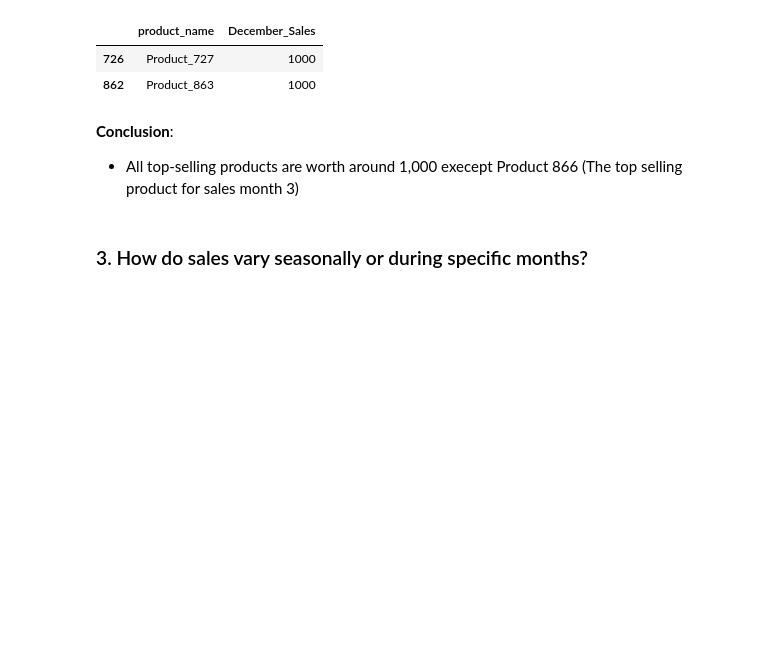
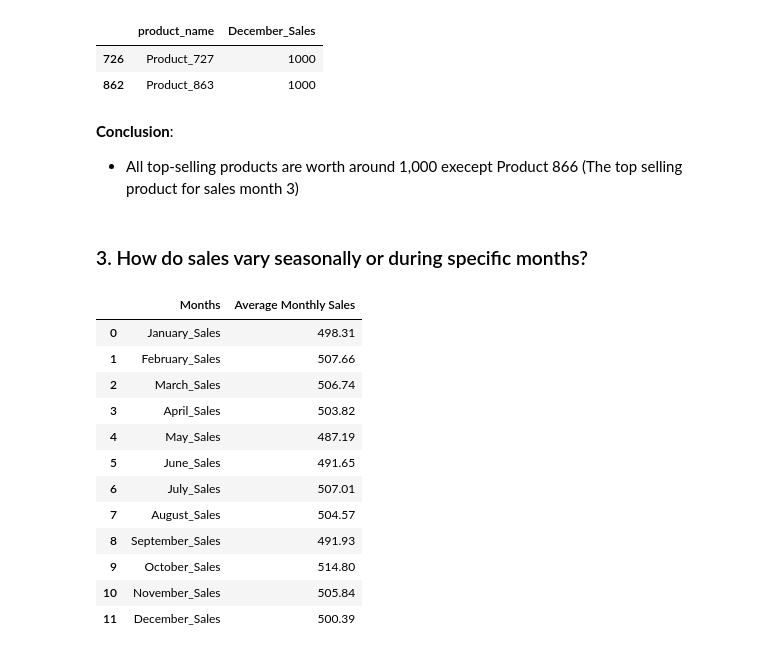
Before and after one commit to Willnguyen02/E-commerce-Sales-Analytics, a Jupyter notebook: Main.ipynb, the cells around one changed output. Cells and saved outputs as stored; diff of their text form; code cells hidden in the pictures; blank space fills up the shorter version.

```diff
--- a/Main.ipynb
+++ b/Main.ipynb
@@ -245,0 +248,30 @@ fall = df[['September_Sales', 'October_Sales', 'November_Sales']]
+# %%
+# Calculated the average amount of units sold for each month
+months = ['January_Sales', 'February_Sales', 'March_Sales', 'April_Sales', 'May_Sales', 'June_Sales', 'July_Sales', 'August_Sales', 'September_Sales', 'October_Sales', 'November_Sales', 'December_Sales']
+avg_month_sales = []
+
+
+for month in months:
+    value = df[month].mean().round(2)
+    avg_month_sales.append(value)
+
+month_sales = pd.DataFrame({
+    'Months': months,
+    'Average Monthly Sales': avg_month_sales
+})
+
+month_sales
+# %% [output]
+|  | Months | Average Monthly Sales |
+| 0 | January_Sales | 498.31 |
+| 1 | February_Sales | 507.66 |
+| 2 | March_Sales | 506.74 |
+| 3 | April_Sales | 503.82 |
+| 4 | May_Sales | 487.19 |
+| 5 | June_Sales | 491.65 |
+| 6 | July_Sales | 507.01 |
+| 7 | August_Sales | 504.57 |
+| 8 | September_Sales | 491.93 |
+| 9 | October_Sales | 514.80 |
+| 10 | November_Sales | 505.84 |
+| 11 | December_Sales | 500.39 |
```
Also changed, not shown: parts of 10 cells of this notebook.
